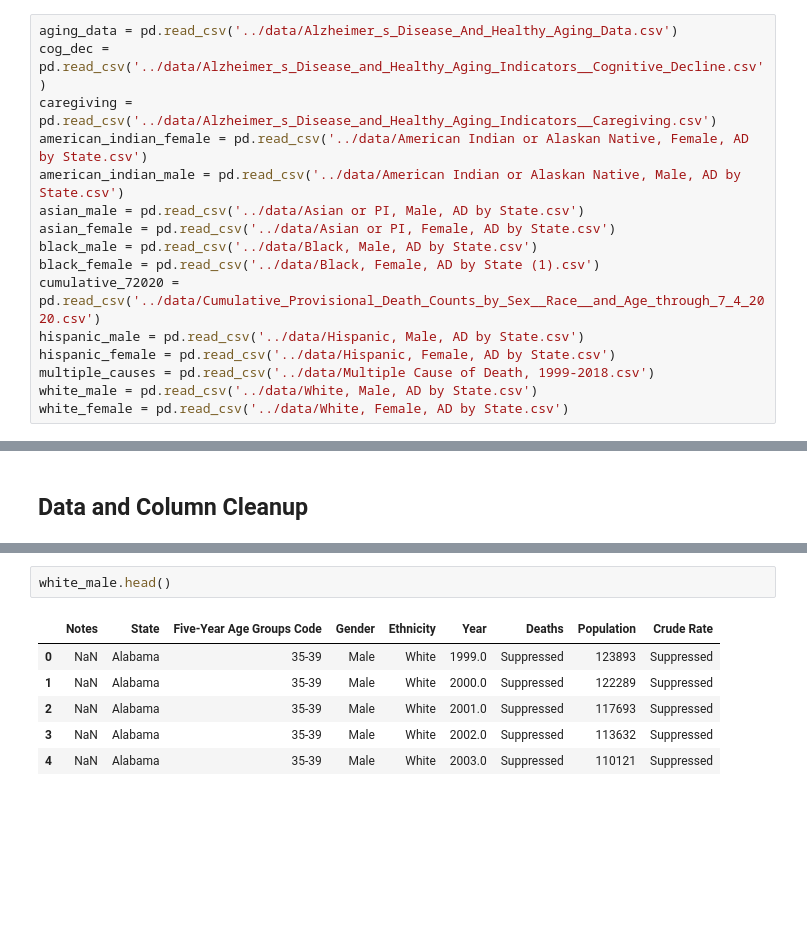
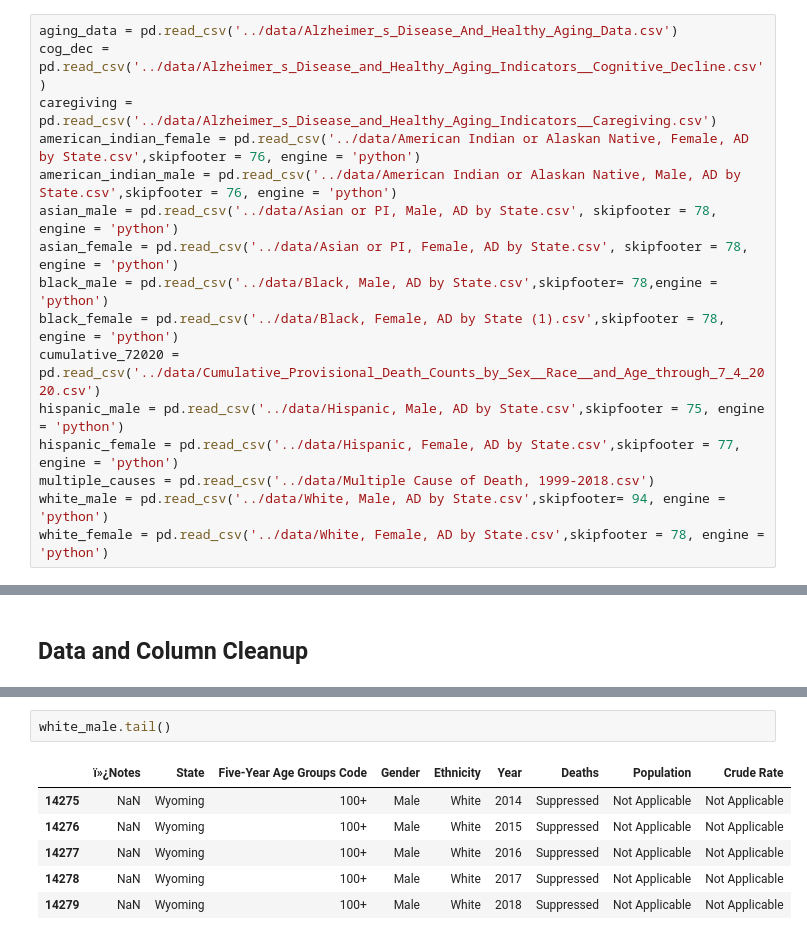
Before and after one commit to MrBardot/Trends-in-Alzheimers-Disease-Fatalities-in-the-United-States-and-Tennessee-from-1999-2018.-, a Jupyter notebook: notebooks/alz_eda.ipynb, the cells around one changed output, grey strips where cells are left out. Drawn from its saved outputs; the diff is of its cells as text; blank space fills up the shorter version.

```diff
--- a/notebooks/alz_eda.ipynb
+++ b/notebooks/alz_eda.ipynb
@@ -13,15 +13,15 @@ import seaborn as sns
 aging_data = pd.read_csv('../data/Alzheimer_s_Disease_And_Healthy_Aging_Data.csv')
 cog_dec = pd.read_csv('../data/Alzheimer_s_Disease_and_Healthy_Aging_Indicators__Cognitive_Decline.csv')
 caregiving =  pd.read_csv('../data/Alzheimer_s_Disease_and_Healthy_Aging_Indicators__Caregiving.csv')
-american_indian_female = pd.read_csv('../data/American Indian or Alaskan Native, Female, AD by State.csv')
-american_indian_male = pd.read_csv('../data/American Indian or Alaskan Native, Male, AD by State.csv')
-asian_male = pd.read_csv('../data/Asian or PI, Male, AD by State.csv')
-asian_female = pd.read_csv('../data/Asian or PI, Female, AD by State.csv')
-black_male = pd.read_csv('../data/Black, Male, AD by State.csv')
-black_female = pd.read_csv('../data/Black, Female, AD by State (1).csv')
+american_indian_female = pd.read_csv('../data/American Indian or Alaskan Native, Female, AD by State.csv',skipfooter = 76, engine = 'python')
+american_indian_male = pd.read_csv('../data/American Indian or Alaskan Native, Male, AD by State.csv',skipfooter = 76, engine = 'python')
+asian_male = pd.read_csv('../data/Asian or PI, Male, AD by State.csv', skipfooter = 78, engine = 'python')
+asian_female = pd.read_csv('../data/Asian or PI, Female, AD by State.csv', skipfooter = 78, engine = 'python')
+black_male = pd.read_csv('../data/Black, Male, AD by State.csv',skipfooter= 78,engine = 'python')
+black_female = pd.read_csv('../data/Black, Female, AD by State (1).csv',skipfooter = 78, engine = 'python')
 cumulative_72020 = pd.read_csv('../data/Cumulative_Provisional_Death_Counts_by_Sex__Race__and_Age_through_7_4_2020.csv')
-hispanic_male = pd.read_csv('../data/Hispanic, Male, AD by State.csv')
-hispanic_female = pd.read_csv('../data/Hispanic, Female, AD by State.csv')
+hispanic_male = pd.read_csv('../data/Hispanic, Male, AD by State.csv',skipfooter = 75, engine = 'python')
+hispanic_female = pd.read_csv('../data/Hispanic, Female, AD by State.csv',skipfooter = 77, engine = 'python')
 multiple_causes = pd.read_csv('../data/Multiple Cause of Death, 1999-2018.csv')
-white_male = pd.read_csv('../data/White, Male, AD by State.csv')
-white_female = pd.read_csv('../data/White, Female, AD by State.csv')
+white_male = pd.read_csv('../data/White, Male, AD by State.csv',skipfooter= 94, engine = 'python')
+white_female = pd.read_csv('../data/White, Female, AD by State.csv',skipfooter = 78, engine = 'python')
@@ -69,9 +56,9 @@ white_female.head()
 # %%
-white_male.head()
+white_male.tail()
 # %% [output]
-|  | Notes | State | Five-Year Age Groups Code | Gender | Ethnicity | Year | Deaths | Population | Crude Rate |
-| 0 | NaN | Alabama | 35-39 | Male | White | 1999.0 | Suppressed | 123893 | Suppressed |
-| 1 | NaN | Alabama | 35-39 | Male | White | 2000.0 | Suppressed | 122289 | Suppressed |
-| 2 | NaN | Alabama | 35-39 | Male | White | 2001.0 | Suppressed | 117693 | Suppressed |
-| 3 | NaN | Alabama | 35-39 | Male | White | 2002.0 | Suppressed | 113632 | Suppressed |
-| 4 | NaN | Alabama | 35-39 | Male | White | 2003.0 | Suppressed | 110121 | Suppressed |
+|  | ï»¿Notes | State | Five-Year Age Groups Code | Gender | Ethnicity | Year | Deaths | Population | Crude Rate |
+| 14275 | NaN | Wyoming | 100+ | Male | White | 2014 | Suppressed | Not Applicable | Not Applicable |
+| 14276 | NaN | Wyoming | 100+ | Male | White | 2015 | Suppressed | Not Applicable | Not Applicable |
+| 14277 | NaN | Wyoming | 100+ | Male | White | 2016 | Suppressed | Not Applicable | Not Applicable |
+| 14278 | NaN | Wyoming | 100+ | Male | White | 2017 | Suppressed | Not Applicable | Not Applicable |
+| 14279 | NaN | Wyoming | 100+ | Male | White | 2018 | Suppressed | Not Applicable | Not Applicable |
```
Also changed, not shown: parts of 25 cells of this notebook.
